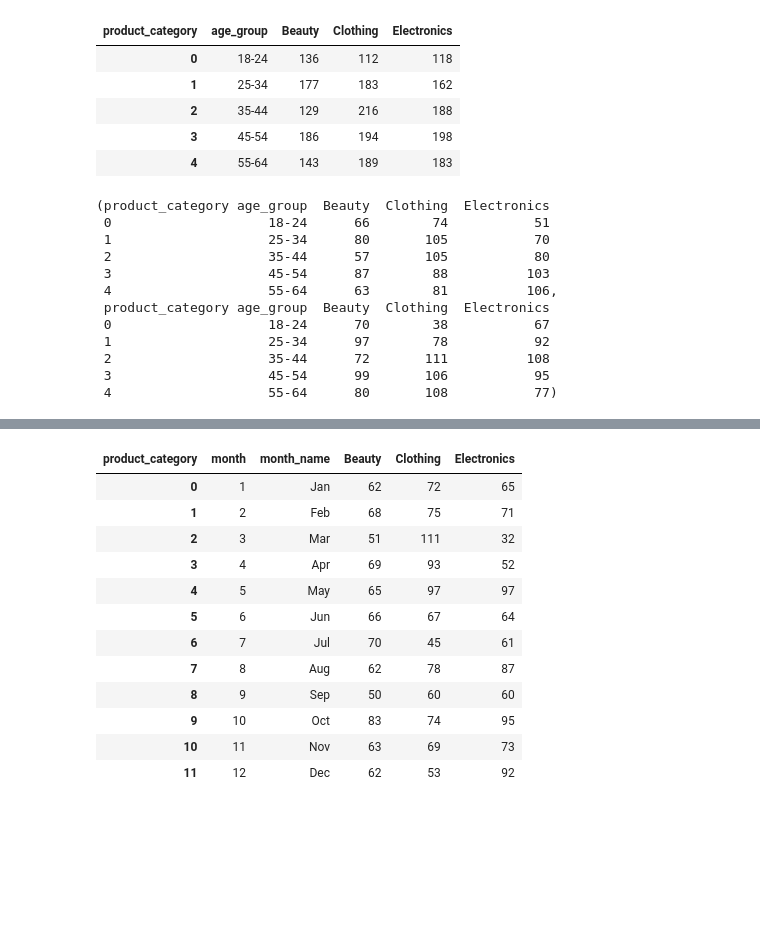
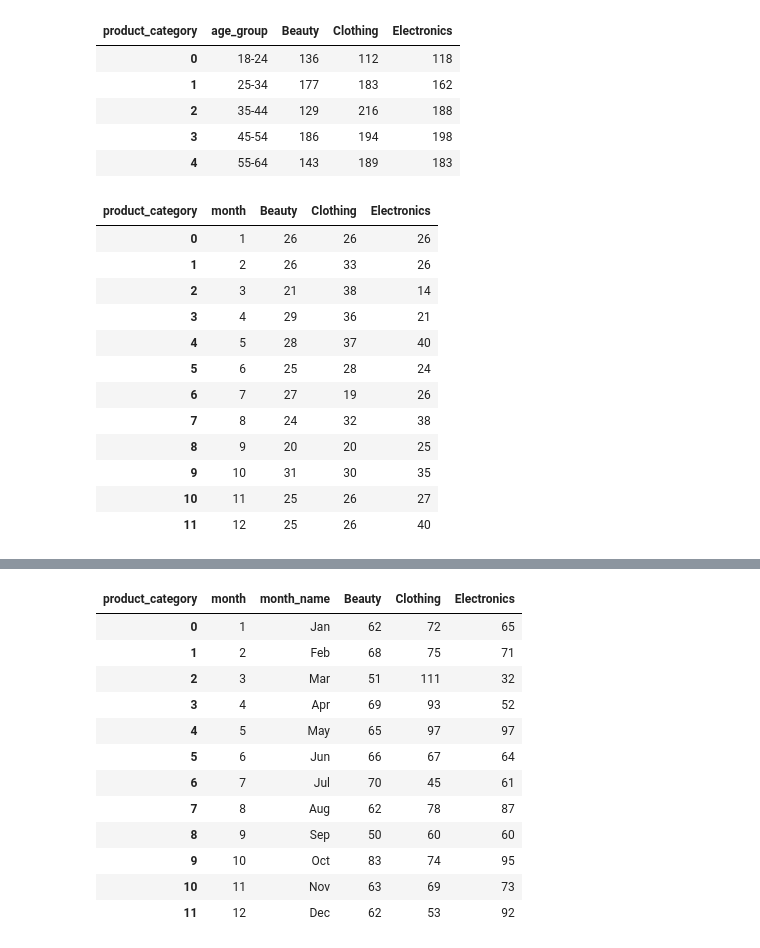
Before and after one commit to NicoleLatendresse/D6_Retail-Sales-Dataset, a Jupyter notebook: Analysis/visualization.ipynb, the cells around one changed output, grey strips where cells are left out. Cells and saved outputs as stored; diff of their text form; code cells hidden in the pictures; blank space fills up the shorter version.

Commit message:
Updated Viz with no. of customers

```diff
--- a/Analysis/visualization.ipynb
+++ b/Analysis/visualization.ipynb
@@ -41,37 +41,6 @@ agegrp_pivot
 | 2 | 35-44 | 129 | 216 | 188 |
 | 3 | 45-54 | 186 | 194 | 198 |
 | 4 | 55-64 | 143 | 189 | 183 |
-# %%
-# Create a pivot table to analyze the relationship between age groups and product categories for Female cusotmers only
-df_female = df[df['gender'] == 'Female']
-
-female_agegrp_pivot = pd.pivot_table(df_female,
-    index='age_group',
-    columns='product_category',
-          values='quantity', aggfunc='sum', observed=True).fillna(0).reset_index()
-female_agegrp_pivot
-
-# Create a pivot table to analyze the relationship between age groups and product categories for Male customers
-df_male = df[df['gender'] == 'Male']
-
-male_agegrp_pivot = pd.pivot_table(df_male,
-    index='age_group',
-    columns='product_category',
-          values='quantity', aggfunc='sum', observed=True).fillna(0).reset_index()
-male_agegrp_pivot, female_agegrp_pivot
-# %% [output]
-(product_category age_group  Beauty  Clothing  Electronics
- 0                    18-24      66        74           51
- 1                    25-34      80       105           70
- 2                    35-44      57       105           80
- 3                    45-54      87        88          103
- 4                    55-64      63        81          106,
- product_category age_group  Beauty  Clothing  Electronics
- 0                    18-24      70        38           67
- 1                    25-34      97        78           92
- 2                    35-44      72       111          108
- 3                    45-54      99       106           95
- 4                    55-64      80       108           77)
 # %%
 # Create a stacked bar chart to visualize the quantity of products sold by age group and product category
 graph = go.Figure()
@@ -110,3 +79,24 @@ graph.update_layout(
     barmode= "stack"
 )
 graph.show()
+# %%
+# Create a pivot table to analyze the relationship between age groups and product categories for all customers
+agegrp_month_pivot = pd.pivot_table(df,
+    index='month',
+    columns='product_category',
+          values='quantity', aggfunc='count', observed=True).fillna(0).reset_index()
+agegrp_month_pivot
+# %% [output]
+| product_category | month | Beauty | Clothing | Electronics |
+| 0 | 1 | 26 | 26 | 26 |
+| 1 | 2 | 26 | 33 | 26 |
+| 2 | 3 | 21 | 38 | 14 |
+| 3 | 4 | 29 | 36 | 21 |
+| 4 | 5 | 28 | 37 | 40 |
+| 5 | 6 | 25 | 28 | 24 |
+| 6 | 7 | 27 | 19 | 26 |
+| 7 | 8 | 24 | 32 | 38 |
+| 8 | 9 | 20 | 20 | 25 |
+| 9 | 10 | 31 | 30 | 35 |
+| 10 | 11 | 25 | 26 | 27 |
+| 11 | 12 | 25 | 26 | 40 |
```
Also changed, not shown: parts of 5 cells of this notebook.
